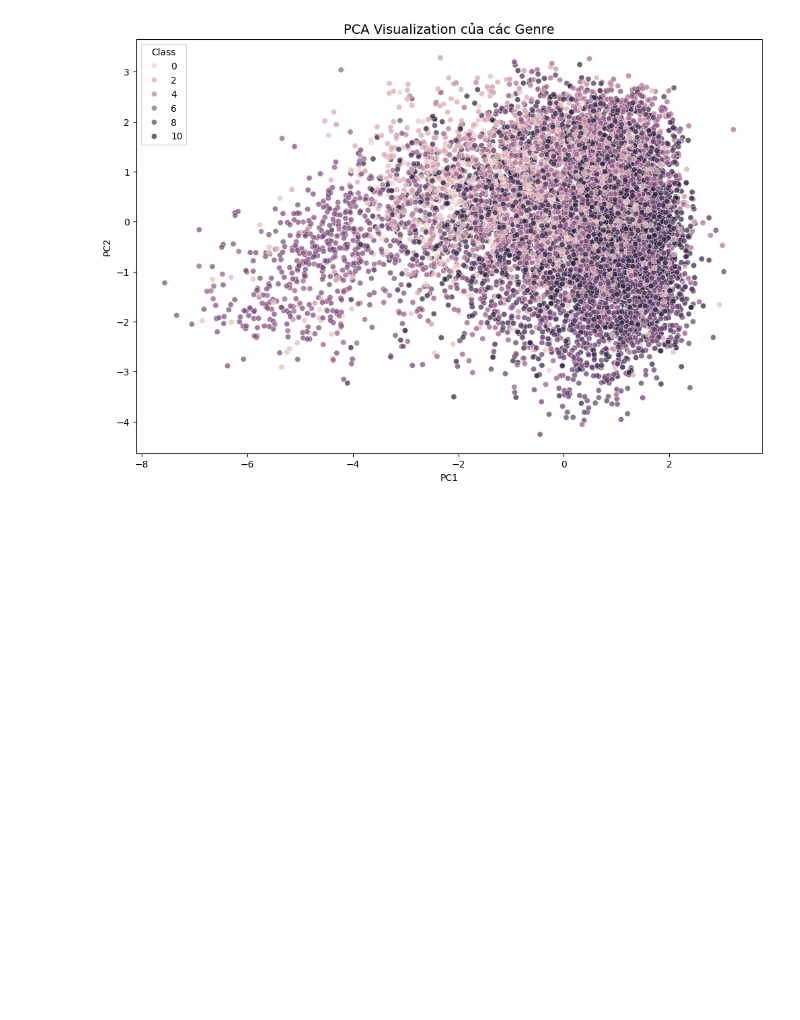
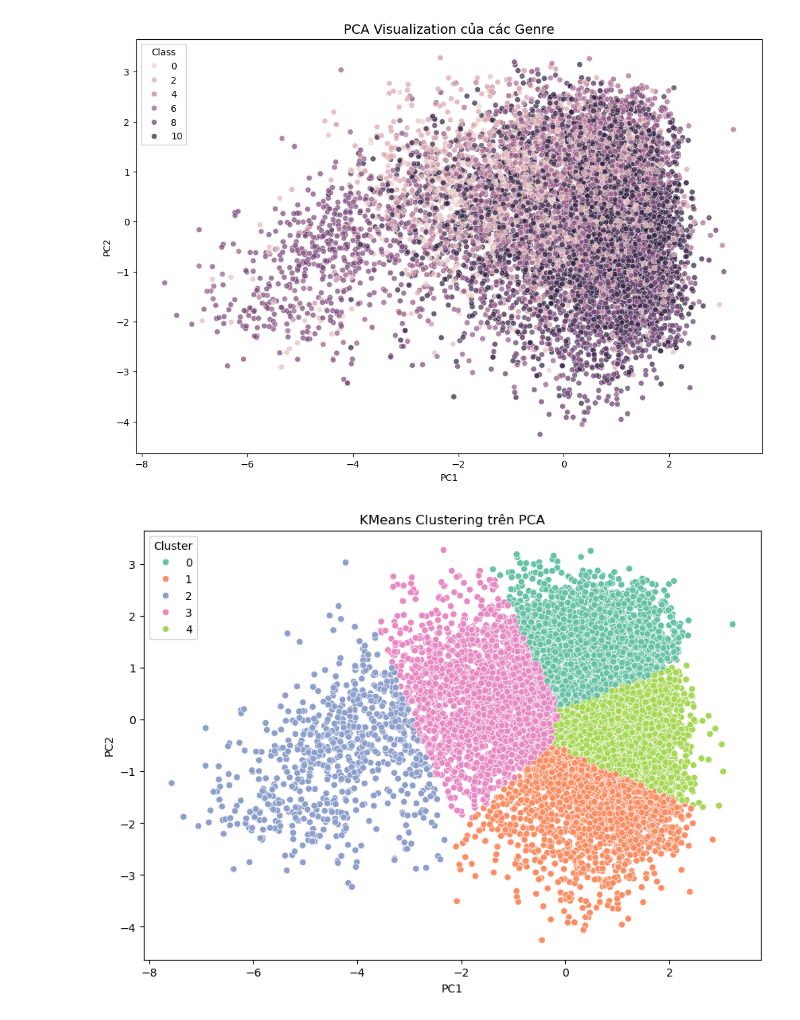
Before and after one commit to Dibenz204/Nhom07_SGU26_ML_MusicGenreClassification, a Jupyter notebook: EDA/MultivariateAnalysis.ipynb, the cells around one changed output. Saved outputs shown, nothing was run; the diff lists cells and outputs as text; code cells hidden in the pictures; blank space fills up the shorter version.

Commit message:
update Kmeans va boxlot

```diff
--- a/EDA/MultivariateAnalysis.ipynb
+++ b/EDA/MultivariateAnalysis.ipynb
@@ -324,3 +360,30 @@ plt.title("PCA Visualization của các Genre", fontsize=14)
 plt.show()
 # %% [output]
 [figure]
+# %%
+
+#  dùng pca để giảm chiều dữ liệu rồi dùng kmeans để tính,
+# kmean sẽ cho mình thấy dữ liệu tự nhiên có tạo thành nhóm giống genre không
+from sklearn.cluster import KMeans
+
+# Dùng dữ liệu PCA
+kmeans = KMeans(n_clusters=5, random_state=42)
+
+pca_df['Cluster'] = kmeans.fit_predict(X_pca)
+
+# Vẽ cluster
+plt.figure(figsize=(10,7))
+
+sns.scatterplot(
+    data=pca_df,
+    x='PC1',
+    y='PC2',
+    hue='Cluster',
+    palette='Set2'
+)
+
+plt.title("KMeans Clustering trên PCA")
+
+plt.show()
+# %% [output]
+[figure, added]
```
Also changed, not shown: parts of 8 cells of this notebook, 2 other files.
